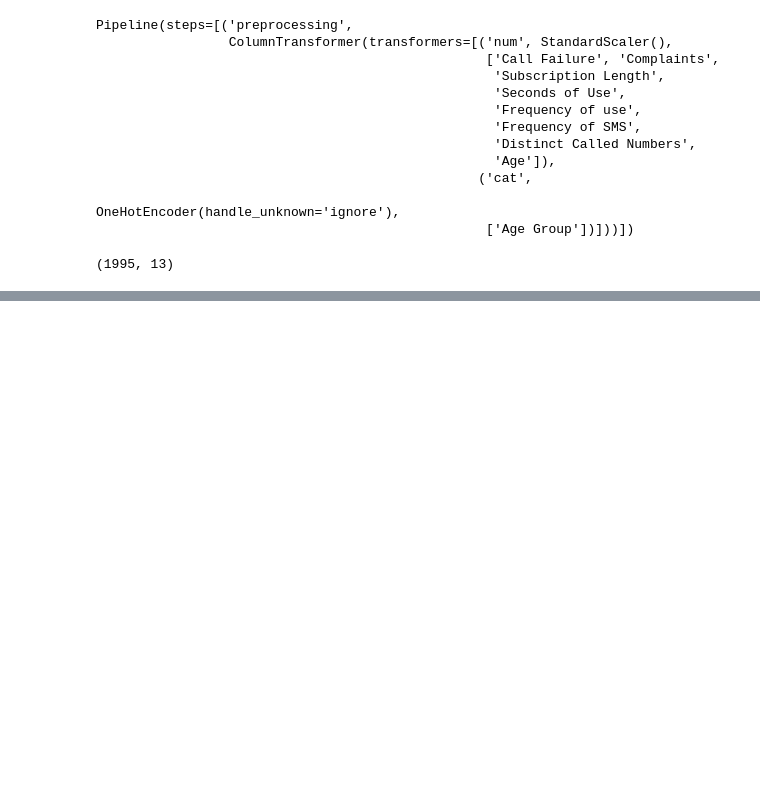
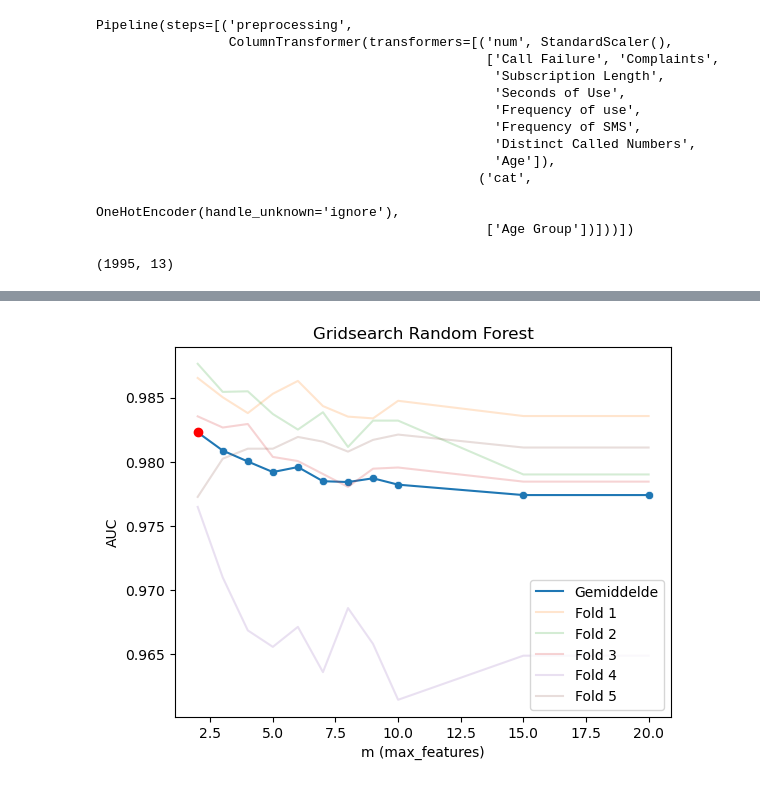
Before and after one commit to Murielle01/BP-3.4, a Jupyter notebook: scripts/opdracht 2/randomforest.ipynb, the cells around one changed output, grey strips where cells are left out. Saved outputs shown, nothing was run; the diff lists cells and outputs as text; code cells hidden in the pictures; blank space fills up the shorter version.

```diff
--- a/scripts/opdracht 2/randomforest.ipynb
+++ b/scripts/opdracht 2/randomforest.ipynb
@@ -136,0 +220,32 @@ print("Beste AUC:", gridsearch_rf.best_score_)
+# %%
+sns.lineplot(
+    gridsearch_rf.cv_results_,
+    x='param_model__max_features',
+    y='mean_test_score',
+    label='Gemiddelde'
+)
+
+sns.scatterplot(
+    gridsearch_rf.cv_results_,
+    x='param_model__max_features',
+    y='mean_test_score'
+)
+
+for i in range(5):
+
+    sns.lineplot(
+        gridsearch_rf.cv_results_,
+        x='param_model__max_features',
+        y=f'split{i}_test_score',
+        alpha=0.2,
+        label=f'Fold {i+1}'
+    )
+
+plt.plot(best_m, best_score, 'ro')
+
+plt.xlabel("m (max_features)")
+plt.ylabel("AUC")
+plt.title("Gridsearch Random Forest")
+plt.show()
+# %% [output]
+[figure, added]
```
Also changed, not shown: parts of 9 cells of this notebook.
